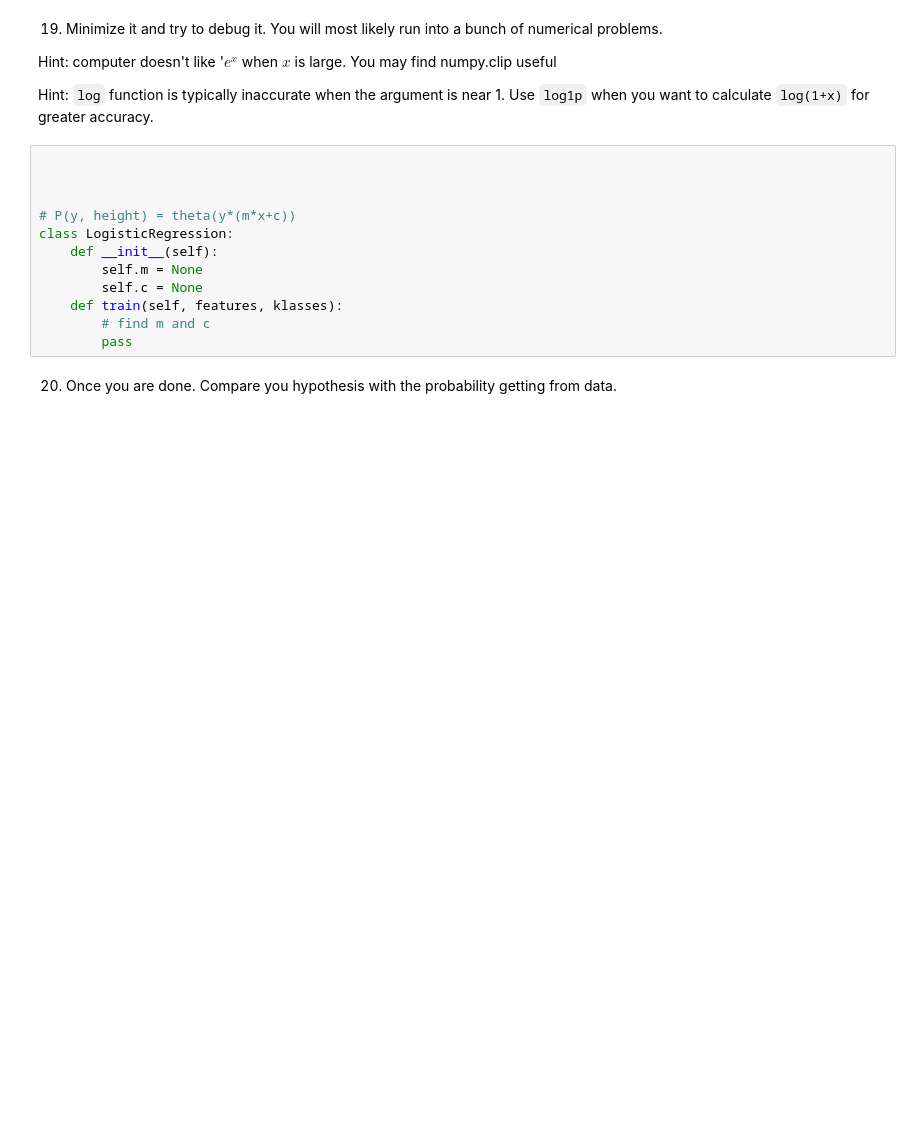
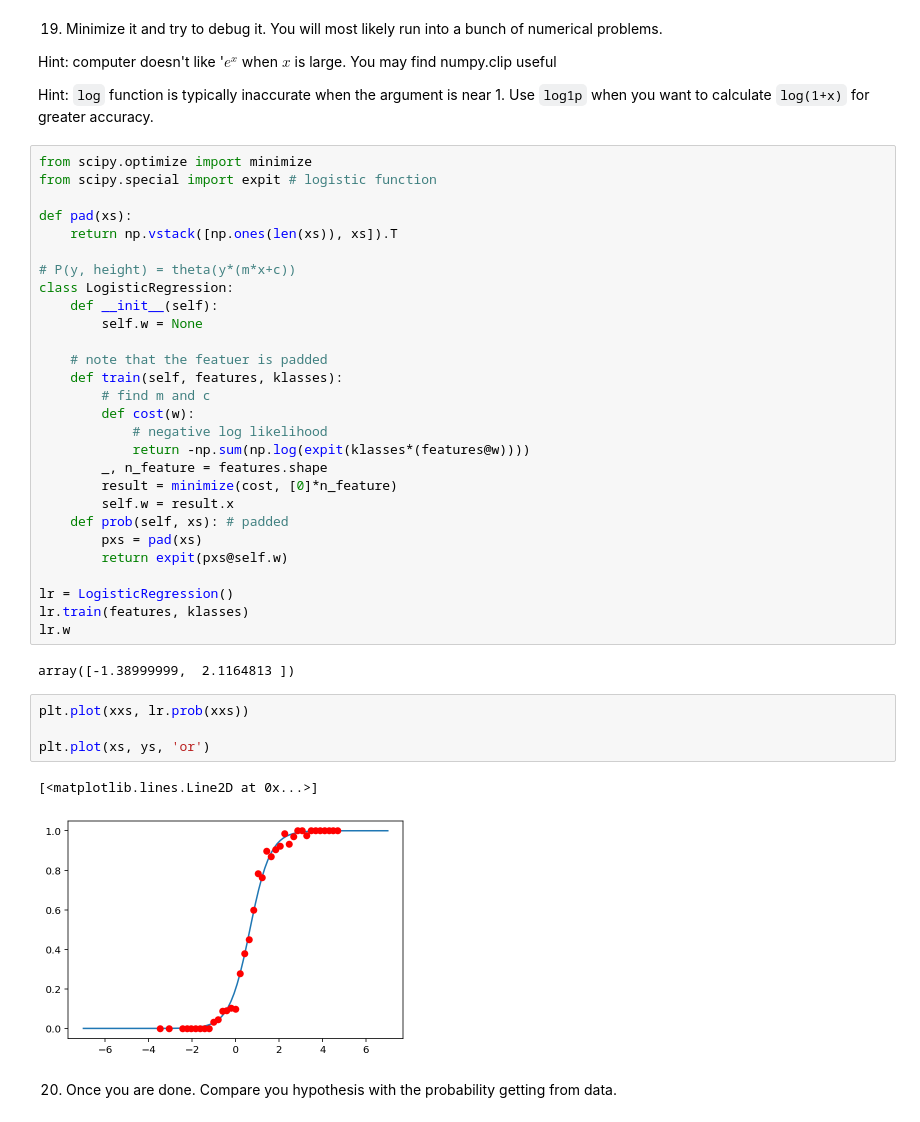
Before and after one commit to muic-pattern-rekt-2018/Exercise02-Logistic-Regression, a Jupyter notebook: Exercise 2 Logistic Regression.ipynb, the cells around one changed output. Saved outputs shown, nothing was run; the diff lists cells and outputs as text; blank space fills up the shorter version.

```diff
--- a/Exercise 2 Logistic Regression.ipynb
+++ b/Exercise 2 Logistic Regression.ipynb
@@ -225,18 +225,43 @@ array([ 1.,  1.,  1., ..., -1., -1., -1.])
 Hint: computer doesn't like '$e^x$ when $x$ is large. You may find numpy.clip useful
 
 Hint: `log` function is typically inaccurate when the argument is near 1. Use `log1p` when you want to calculate `log(1+x)` for greater accuracy.
-# %%
-
-
-
-# P(y, height) = theta(y*(m*x+c))
-class LogisticRegression:
-    def __init__(self):
-        self.m = None
-        self.c = None
-    def train(self, features, klasses):
-        # find m and c
-        pass
+# %%
+from scipy.optimize import minimize
+from scipy.special import expit # logistic function
+
+def pad(xs):
+    return np.vstack([np.ones(len(xs)), xs]).T
+
+# P(y, height) = theta(y*(m*x+c))
+class LogisticRegression:
+    def __init__(self):
+        self.w = None
+
+    # note that the featuer is padded
+    def train(self, features, klasses):
+        # find m and c
+        def cost(w):
+            # negative log likelihood
+            return -np.sum(np.log(expit(klasses*(features@w))))
+        _, n_feature = features.shape
+        result = minimize(cost, [0]*n_feature)
+        self.w = result.x
+    def prob(self, xs): # padded
+        pxs = pad(xs)
+        return expit(pxs@self.w)
+
+lr = LogisticRegression()
+lr.train(features, klasses)
+lr.w
+# %% [output]
+array([-1.38999999,  2.1164813 ])
+# %%
+plt.plot(xxs, lr.prob(xxs))
+
+plt.plot(xs, ys, 'or')
+# %% [output]
+[<matplotlib.lines.Line2D at 0x...>]
+[figure, added]
 # %% [markdown]
 20) Once you are done. Compare you hypothesis with the probability getting from data.
 # %% [markdown]
```
